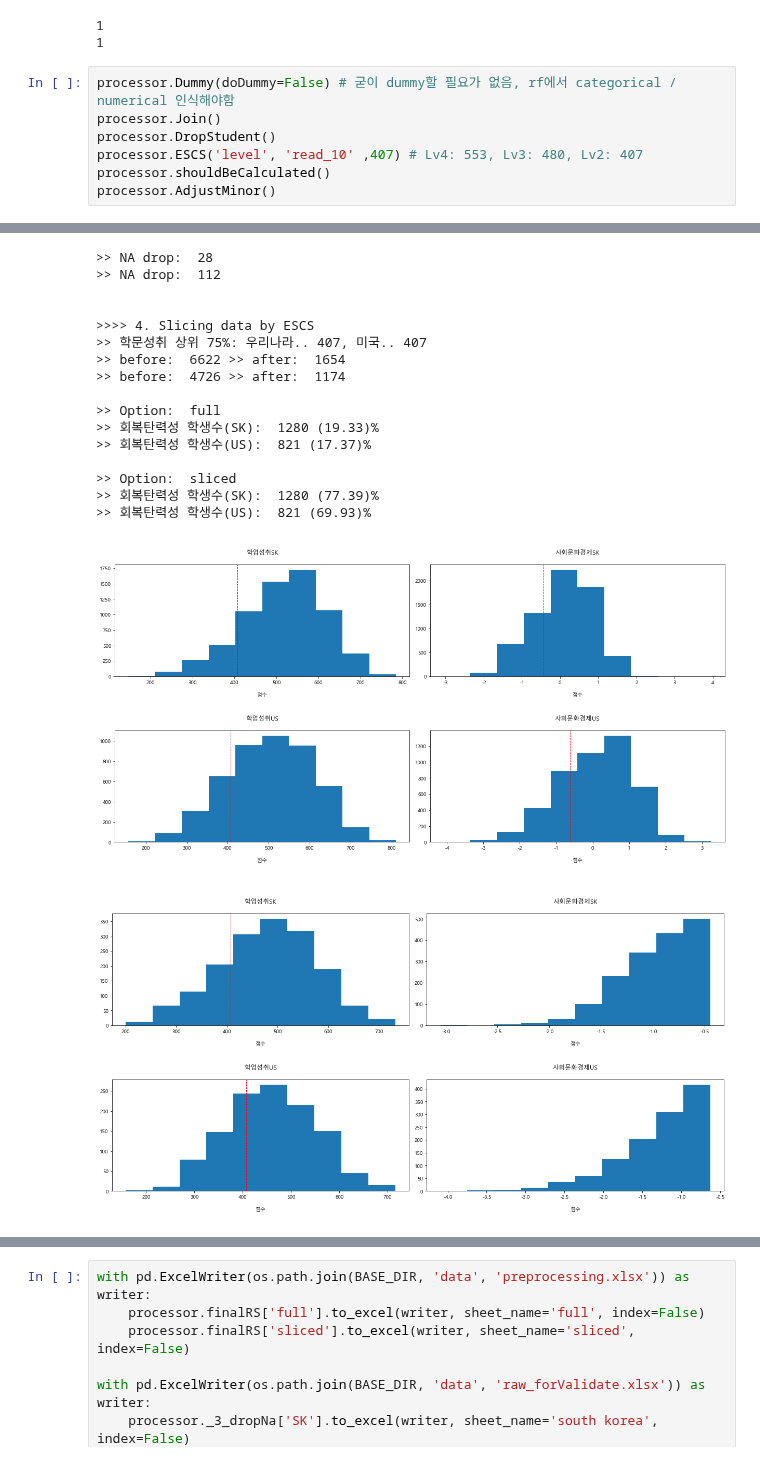
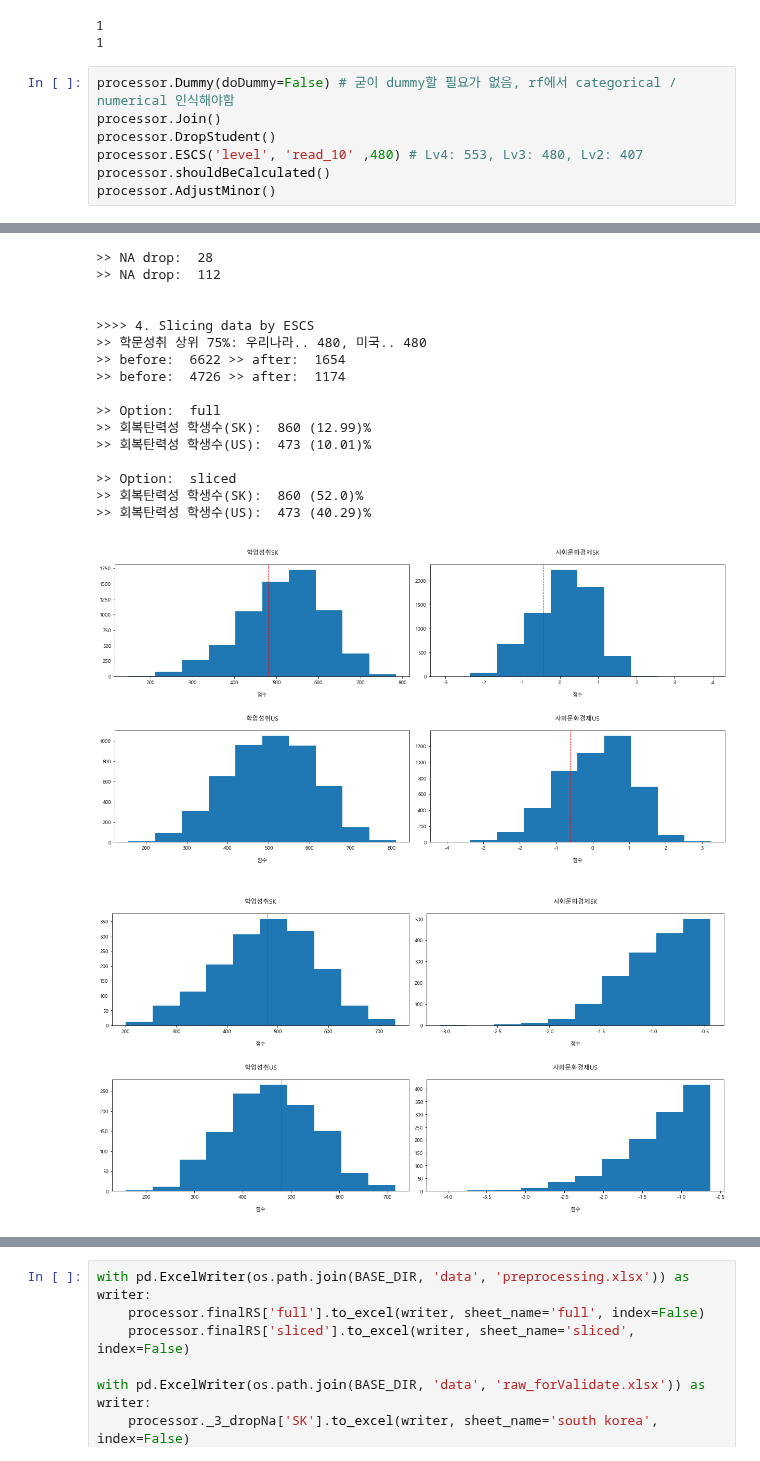
Before and after one commit to huni1023/Research, a Jupyter notebook: MixedRF/analysis.ipynb, the cells around one changed output, grey strips where cells are left out. Cells and saved outputs as stored; diff of their text form.

```diff
--- a/MixedRF/analysis.ipynb
+++ b/MixedRF/analysis.ipynb
@@ -717,41 +721,41 @@ assert before - after == 1, print(after, before)
 processor.Dummy(doDummy=False) # 굳이 dummy할 필요가 없음, rf에서 categorical / numerical 인식해야함
 processor.Join()
 processor.DropStudent()
-processor.ESCS('level', 'read_10' ,407) # Lv4: 553, Lv3: 480, Lv2: 407
+processor.ESCS('level', 'read_10' ,480) # Lv4: 553, Lv3: 480, Lv2: 407
 processor.shouldBeCalculated()
 processor.AdjustMinor()
 # %% [output]
 >>>> 1. Dummy coding
 
 
 >>>> 2. Join DataFrame
 >> join nation:  SK
 >> school data is empty
 >> join nation:  US
 >> school data is empty
 
 
 >>>> 3. Verify na and Drop student
 dict_keys(['SK', 'US'])
 [figure]
 >> NA drop:  28
 >> NA drop:  112
 
 
 >>>> 4. Slicing data by ESCS
->> 학문성취 상위 75%: 우리나라.. 407, 미국.. 407
+>> 학문성취 상위 75%: 우리나라.. 480, 미국.. 480
 >> before:  6622 >> after:  1654
 >> before:  4726 >> after:  1174
 
 >> Option:  full
->> 회복탄력성 학생수(SK):  1280 (19.33)%
->> 회복탄력성 학생수(US):  821 (17.37)%
+>> 회복탄력성 학생수(SK):  860 (12.99)%
+>> 회복탄력성 학생수(US):  473 (10.01)%
 
 >> Option:  sliced
->> 회복탄력성 학생수(SK):  1280 (77.39)%
->> 회복탄력성 학생수(US):  821 (69.93)%
+>> 회복탄력성 학생수(SK):  860 (52.0)%
+>> 회복탄력성 학생수(US):  473 (40.29)%
-[figure, old version]
+[figure, new version]
-[figure, old version]
+[figure, new version]
 >>>> 6. Should Be Calculated
 
 
```
Also changed, not shown: parts of 3 cells of this notebook, 6 other files.
